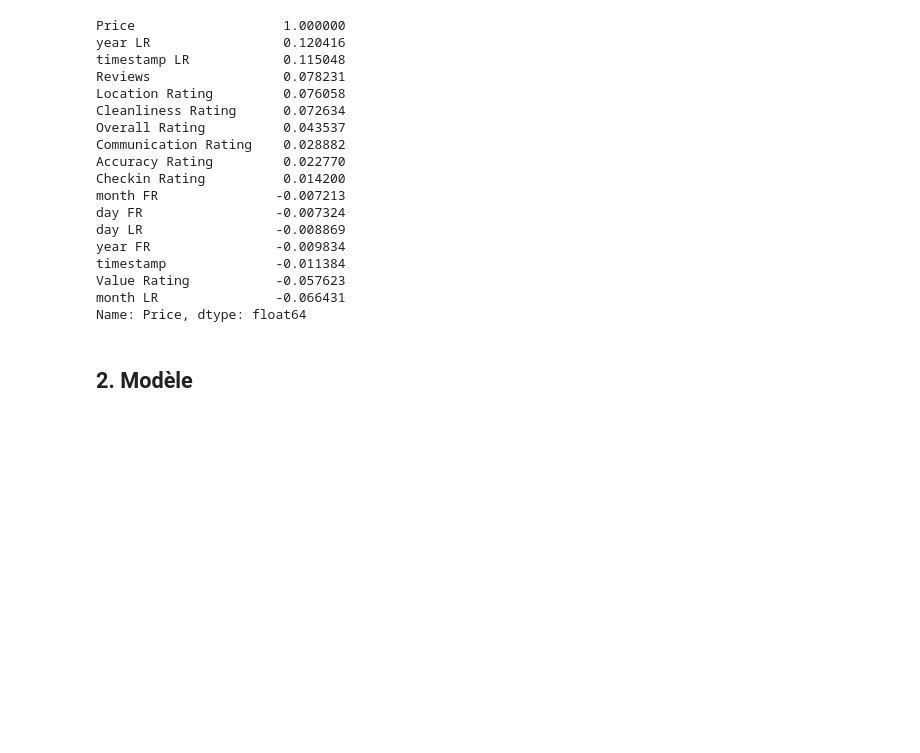
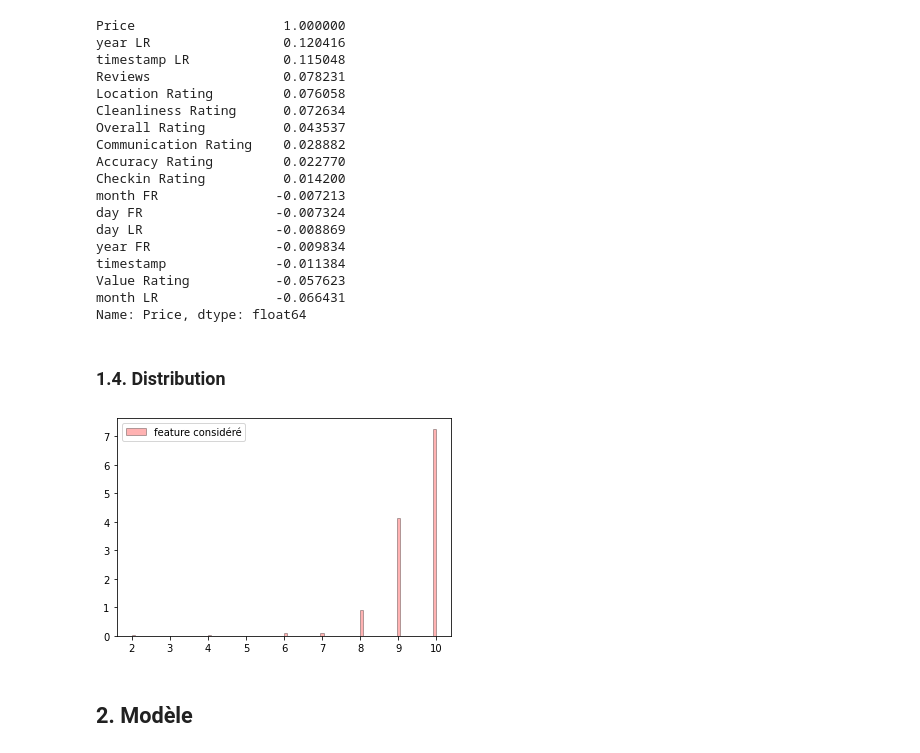
Before and after one commit to flaviendeseure/Airbnb_berlin_price_prediction, a Jupyter notebook: Projet - Airbnb Berlin Price Prediction.ipynb, the cells around one changed output. Saved outputs shown, nothing was run; the diff lists cells and outputs as text; code cells hidden in the pictures; blank space fills up the shorter version.

Commit message:
distribution

```diff
--- a/Projet - Airbnb Berlin Price Prediction.ipynb
+++ b/Projet - Airbnb Berlin Price Prediction.ipynb
@@ -209,6 +210,14 @@ timestamp              -0.011384
 Value Rating           -0.057623
 month LR               -0.066431
 Name: Price, dtype: float64
+# %% [markdown]
+### 1.4. Distribution
+# %%
+plt.hist(df['Value Rating'], edgecolor='black', bins=100, alpha=.3, density=True, color='red', label='feature considéré')
+plt.legend()
+plt.show()
+# %% [output]
+[figure, added]
 # %% [markdown]
 ## 2. Modèle
 # %% [markdown]
```
Also changed, not shown: parts of 3 cells of this notebook.
